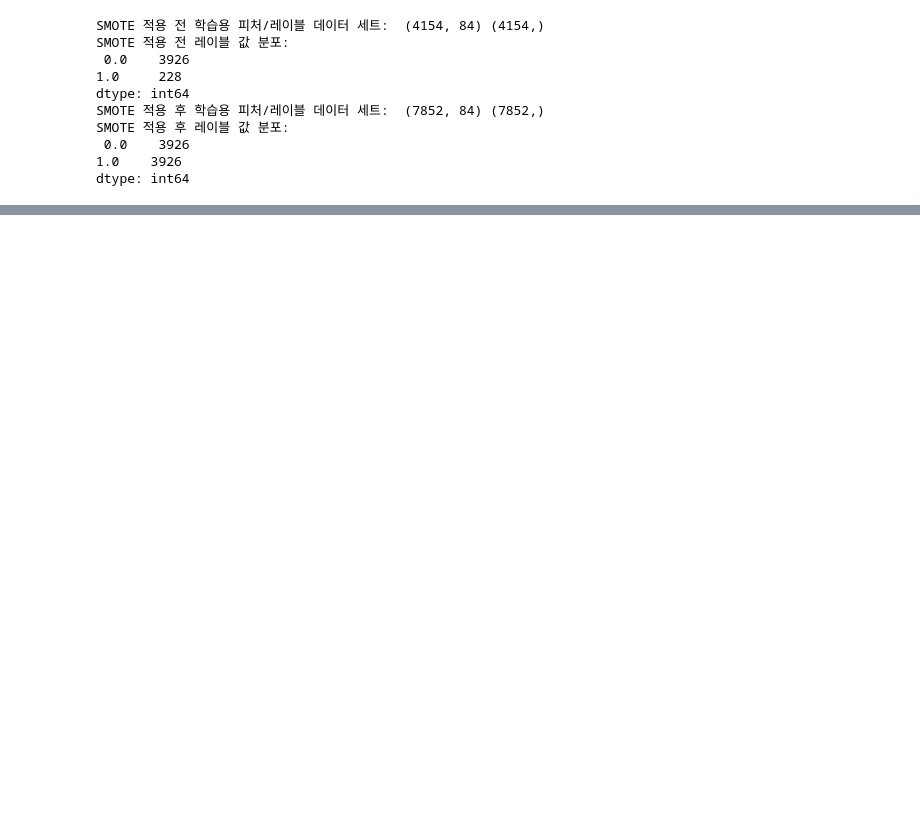
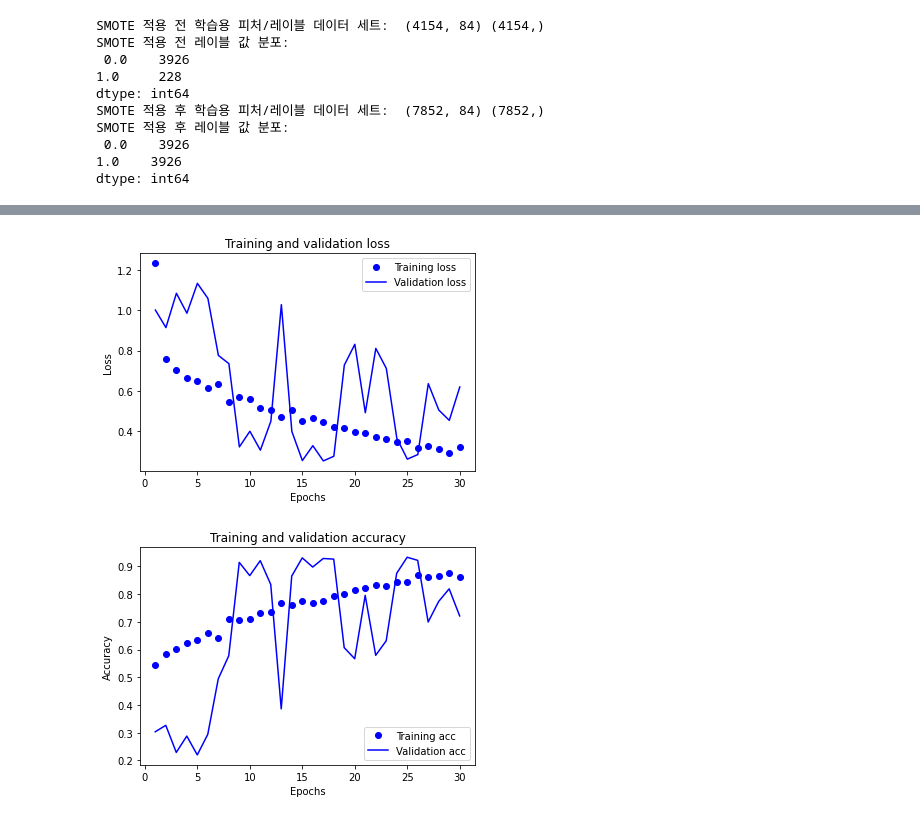
Before and after one commit to leeyerin25/TASK_2022, a Jupyter notebook: 기계학습_3_1_yr.ipynb, the cells around one changed output, grey strips where cells are left out. Cells and saved outputs as stored; diff of their text form; code cells hidden in the pictures; blank space fills up the shorter version.

```diff
--- a/기계학습_3_1_yr.ipynb
+++ b/기계학습_3_1_yr.ipynb
@@ -351,0 +526,11 @@ dtype: int64
+# %%
+bigger = models.Sequential()
+bigger.add(Dense(128, input_dim = 84, activation='relu'))
+bigger.add(Dense(128, activation='relu'))
+bigger.add(Dense(1, activation='sigmoid'))
+
+bigger.compile(optimizer='rmsprop',
+                loss='binary_crossentropy',
+                metrics=['accuracy'])
+# %%
+bigger_hist = bigger.fit(X_train_over,y_train_over,epochs=30,batch_size=512,validation_data=(X_test, y_test))
@@ -351,0 +555,29 @@ dtype: int64
+# %%
+loss = bigger_hist.history['loss']
+val_loss = bigger_hist.history['val_loss']
+
+epochs = range(1, len(loss) + 1)
+
+plt.plot(epochs, loss, 'bo', label='Training loss')
+plt.plot(epochs, val_loss, 'b', label='Validation loss')
+plt.title('Training and validation loss')
+plt.xlabel('Epochs')
+plt.ylabel('Loss')
+plt.legend()
+
+plt.show()
+
+acc = bigger_hist.history['accuracy']
+val_acc = bigger_hist.history['val_accuracy']
+
+plt.plot(epochs, acc, 'bo', label='Training acc')
+plt.plot(epochs, val_acc, 'b', label='Validation acc')
+plt.title('Training and validation accuracy')
+plt.xlabel('Epochs')
+plt.ylabel('Accuracy')
+plt.legend()
+
+plt.show()
+# %% [output]
+[figure, added]
+[figure, added]
```
Also changed, not shown: parts of 20 cells of this notebook.
